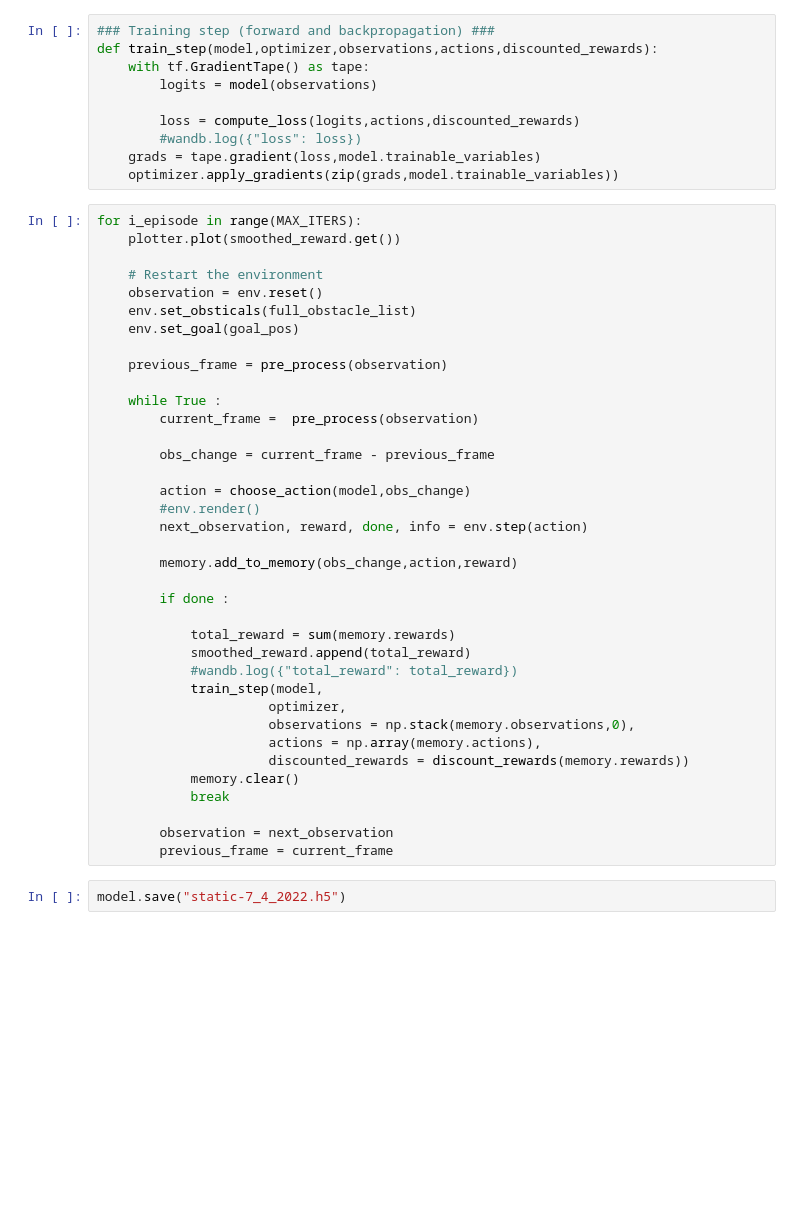
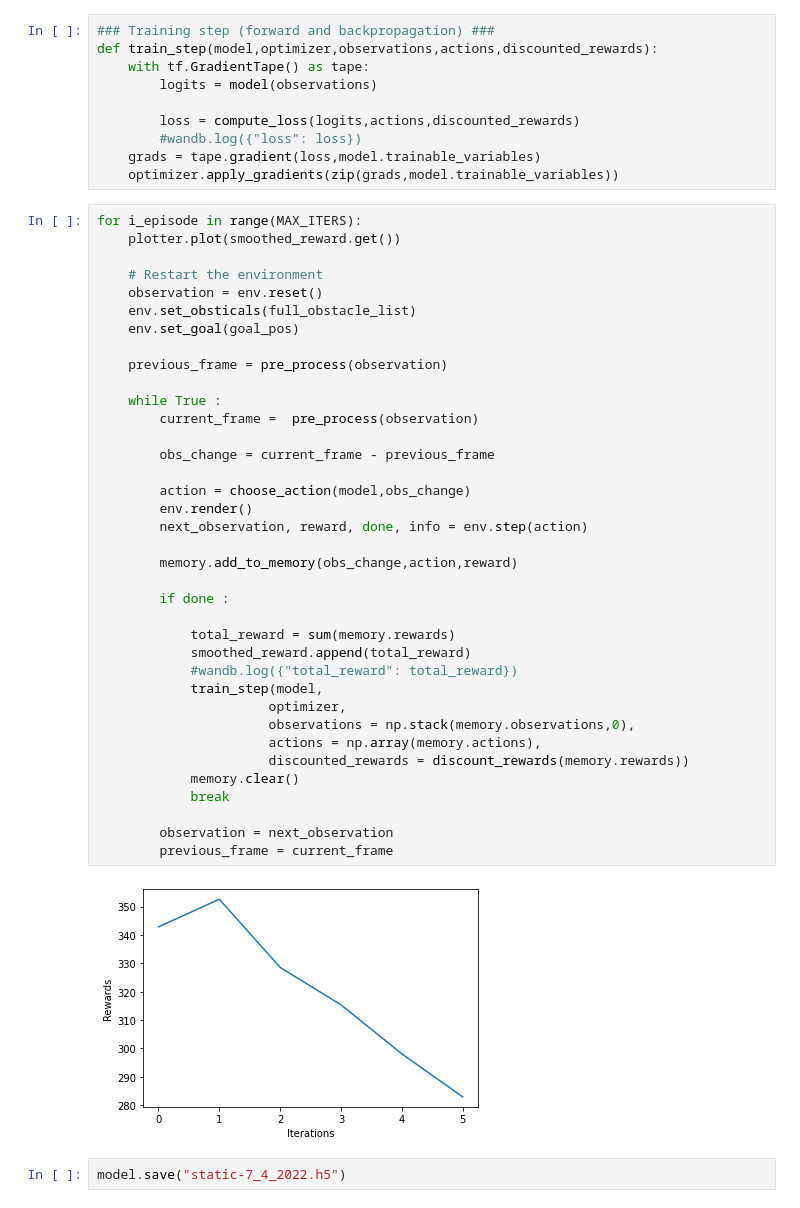
Before and after one commit to yunethitsar/Obstacle-avoiding-robot, a Jupyter notebook: april_2022_research/obstical_avoid-static-obj.ipynb, the cells around one changed output. Cells and saved outputs as stored; diff of their text form; blank space fills up the shorter version.

```diff
--- a/april_2022_research/obstical_avoid-static-obj.ipynb
+++ b/april_2022_research/obstical_avoid-static-obj.ipynb
@@ -505,34 +540,36 @@ for i_episode in range(MAX_ITERS):
     env.set_obsticals(full_obstacle_list)
     env.set_goal(goal_pos)
 
     previous_frame = pre_process(observation)
 
     while True :
         current_frame =  pre_process(observation)
 
         obs_change = current_frame - previous_frame
 
         action = choose_action(model,obs_change)
-        #env.render()
+        env.render()
         next_observation, reward, done, info = env.step(action)
 
         memory.add_to_memory(obs_change,action,reward)
 
         if done :
 
             total_reward = sum(memory.rewards)
             smoothed_reward.append(total_reward)
             #wandb.log({"total_reward": total_reward})
             train_step(model,
                       optimizer,
                       observations = np.stack(memory.observations,0),
                       actions = np.array(memory.actions),
                       discounted_rewards = discount_rewards(memory.rewards))
             memory.clear()
             break
 
         observation = next_observation
         previous_frame = current_frame
+# %% [output]
+[figure, added]
 # %%
 model.save("static-7_4_2022.h5")
 # %%
```
Also changed, not shown: parts of 6 cells of this notebook, 1 other file.
